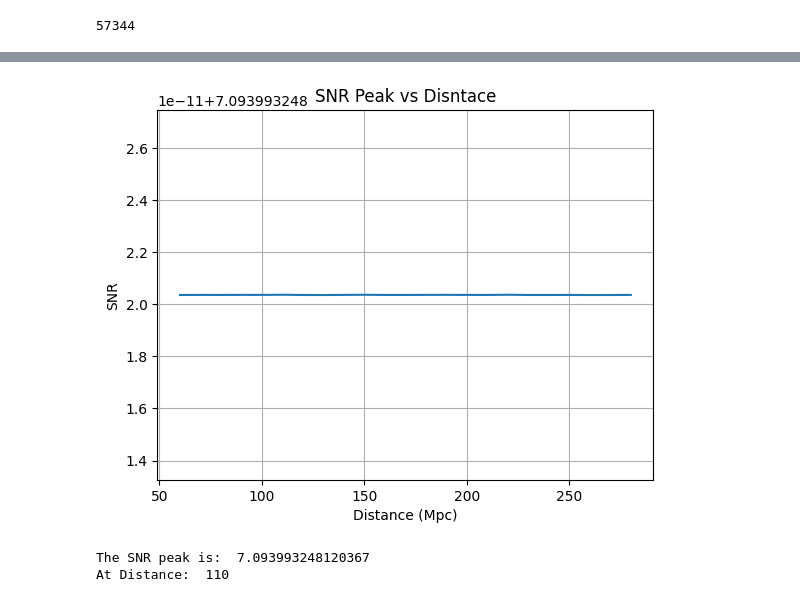
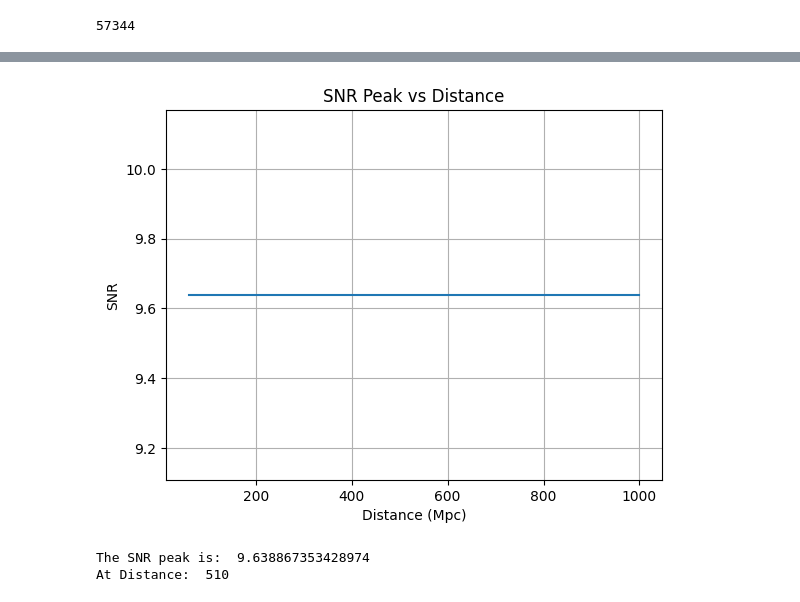
Before and after one commit to Arush-Pimpalkar/GW_Machine_Learning_Model, a Jupyter notebook: snr.ipynb, the cells around one changed output, grey strips where cells are left out. Saved outputs shown, nothing was run; the diff lists cells and outputs as text; code cells hidden in the pictures.

```diff
--- a/snr.ipynb
+++ b/snr.ipynb
@@ -11,7 +29,7 @@ import numpy
 # The output of this function are the "plus" and "cross" polarizations of the gravitational-wave signal
 # as viewed from the line of sight at a given source inclination (assumed face-on if not provided)
 hp, hc = get_td_waveform(
-    approximant="SEOBNRv4_opt", mass1=10, mass2=10, delta_t=1.0 / 4096, f_lower=30
+    approximant="IMRPhenomT", mass1=10, mass2=10, delta_t=1.0 / 4096, f_lower=30
 )
 
 pylab.plot(hp.sample_times, hp, label="Plus Polarization")
@@ -152,7 +188,7 @@ d = 50
 while snr_peak < 25 and d < 1000:
     d += 10
     hp, hc = get_td_waveform(
-        approximant="SEOBNRv4_opt",
+        approximant="IMRPhenomT",
         mass1=m,
         mass2=m,
         delta_t=conditioned.delta_t,
@@ -172,6 +208,8 @@ while snr_peak < 25 and d < 1000:
     # print("peak", hp[peak])
     snr = matched_filter(template, conditioned, psd=psd, low_frequency_cutoff=20)
 
+    # sigma()
+
     snr = snr.crop(4 + 4, 4)
 
     peak = abs(snr).numpy().argmax()
@@ -187,17 +243,17 @@ while snr_peak < 25 and d < 1000:
 # %%
 # Plot snr_peak vs m
 pylab.plot(d_values, snr_peak_values)
 pylab.xlabel("Distance (Mpc)")
 pylab.ylabel("SNR")
-pylab.title("SNR Peak vs Disntace")
+pylab.title("SNR Peak vs Distance")
 pylab.grid()
 pylab.show()
 print("The SNR peak is: ", max(snr_peak_values))
 print("At Distance: ", d_values[snr_peak_values.index(max(snr_peak_values))])
 # %% [output]
-[figure, old version]
+[figure, new version]
-The SNR peak is:  7.093993248120367
-At Distance:  110
+The SNR peak is:  9.638867353428974
+At Distance:  510
 # %%
 # ##  MATCHED FILTERING:
 
```
Also changed, not shown: parts of 5 cells of this notebook.
